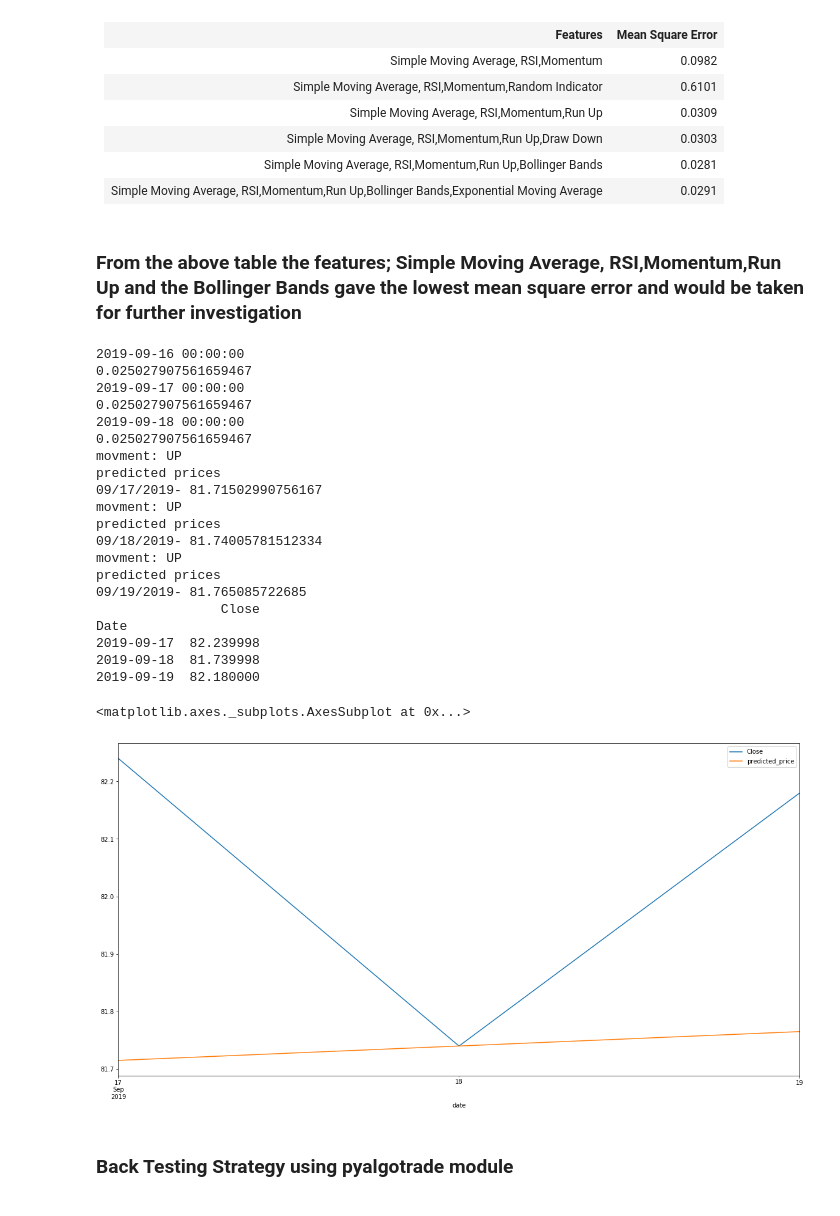
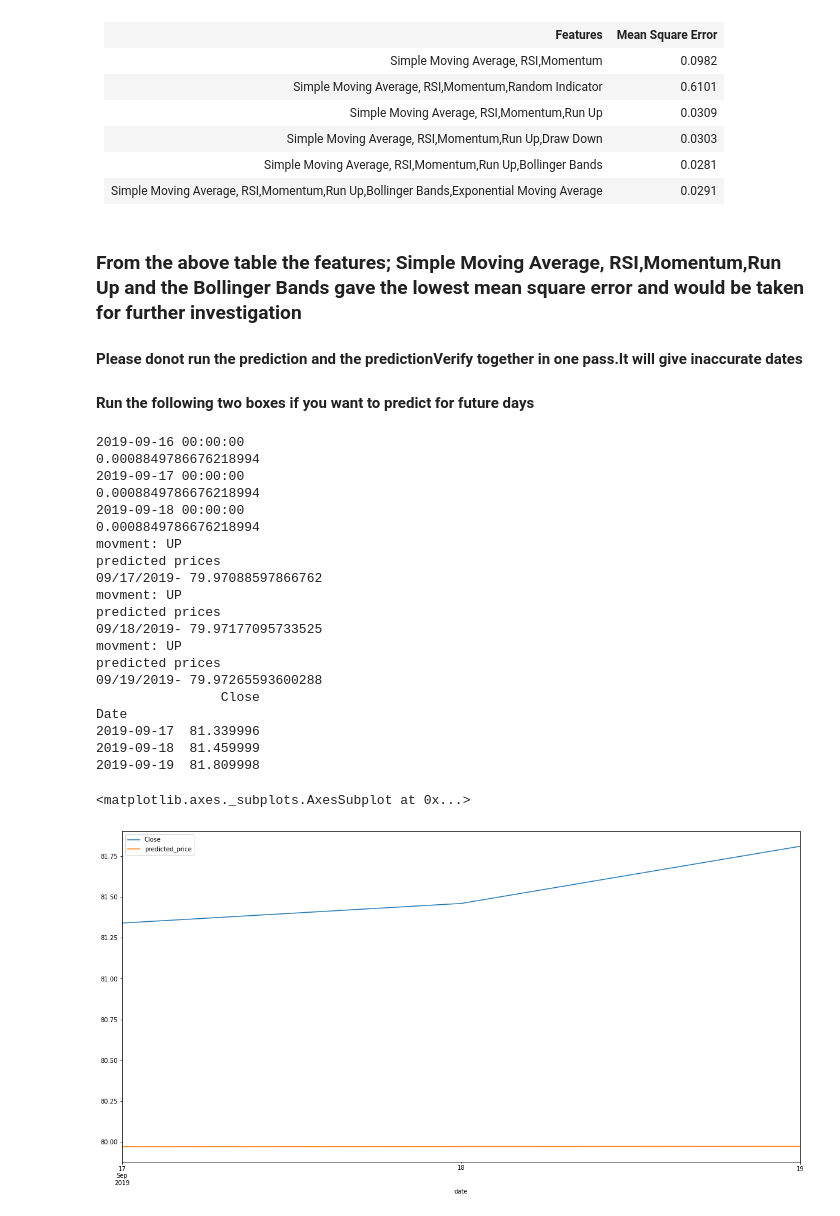
Before and after one commit to Shadman191411903/UTS_ML2019_ID13000029, a Jupyter notebook: A2/ExtendedModelV2.ipynb, the cells around one changed output. Cells and saved outputs as stored; diff of their text form; code cells hidden in the pictures.

```diff
--- a/A2/ExtendedModelV2.ipynb
+++ b/A2/ExtendedModelV2.ipynb
@@ -53,7 +53,7 @@ download_dir = '/Users/shadmanspc/Desktop/ADA/A2'
 #it from a yahoo finance accordingly
 #I took training from 2014-1-1 to 2018-12-31.
 
-stocks = ['CBA.AX']
+stocks = ['BHP.AX']
 
 # keys from yahoo are different from what qstk library expects
 #
@@ -629,6 +629,8 @@ with fitness: (0.0019725720573645672,)
 </table>
 # %% [markdown]
 <h3 style="red"> From the above table the features; Simple Moving Average, RSI,Momentum,Run Up and the Bollinger Bands gave the lowest mean square error and would be taken for further investigation </h3>
+<h4 style="red"> Please donot run the prediction and the predictionVerify together in one pass.It will give inaccurate dates </h4>
+<h4>Run the following two boxes if you want to predict for future days</h4>
 # %%
 def predict(individual, days=1):
     prediction_series= []
@@ -713,7 +715,7 @@ stockNames='-'.join(stocks)
 filename = download_dir+'/results_predicted-'+stockNames+'ExtentedFeatures-.csv'
     #Store our testFileName
 
-testFileName=download_dir+'/'+stocks[0]+'-Test.csv'
+testFileName=download_dir+'/'+stockNames+'-Test.csv'
     #load our testFileName
 test_file_name= pd.read_csv(testFileName)
 closingPrices=test_file_name['Close']
@@ -744,42 +746,40 @@ with open(filename, 'w') as csvfile:
                 {'stock': prediction[0], 'date': prediction[1].strftime('%m/%d/%Y'),'predicted_price': prediction[2],'price_prev_day': prediction[3],'deviation':prediction[4],'movement':movement})
             i=i+1
 
 predictedCSV=pd.read_csv(filename,usecols=(1,3),header = 0, index_col = 0,parse_dates=True, infer_datetime_format=True)
 
 #print(testFileName)
 
 actualCSV=pd.read_csv(testFileName,usecols=(0,4),header = 0, index_col = 0,parse_dates=True, infer_datetime_format=True)
 
 
 print(actualCSV)
 
 #print(current_data['close'])
 
 #for predictedPrices in prediction_series_sorted
 tryThis = actualCSV.plot(figsize=(20,10))
 predictedCSV.plot(ax=tryThis)
 # %% [output]
 2019-09-16 00:00:00
-0.025027907561659467
+0.0008849786676218994
 2019-09-17 00:00:00
-0.025027907561659467
+0.0008849786676218994
 2019-09-18 00:00:00
-0.025027907561659467
+0.0008849786676218994
 movment: UP
 predicted prices
-09/17/2019- 81.71502990756167
+09/17/2019- 79.97088597866762
 movment: UP
 predicted prices
-09/18/2019- 81.74005781512334
+09/18/2019- 79.97177095733525
 movment: UP
 predicted prices
-09/19/2019- 81.765085722685
+09/19/2019- 79.97265593600288
                 Close
 Date
-2019-09-17  82.239998
-2019-09-18  81.739998
-2019-09-19  82.180000
+2019-09-17  81.339996
+2019-09-18  81.459999
+2019-09-19  81.809998
 <matplotlib.axes._subplots.AxesSubplot at 0x...>
-[figure, old version]
+[figure, new version]
-# %% [markdown]
-<h3 style="red">Back Testing Strategy using pyalgotrade module </h3>
```
Also changed, not shown: parts of 6 cells of this notebook, 21 other files.
